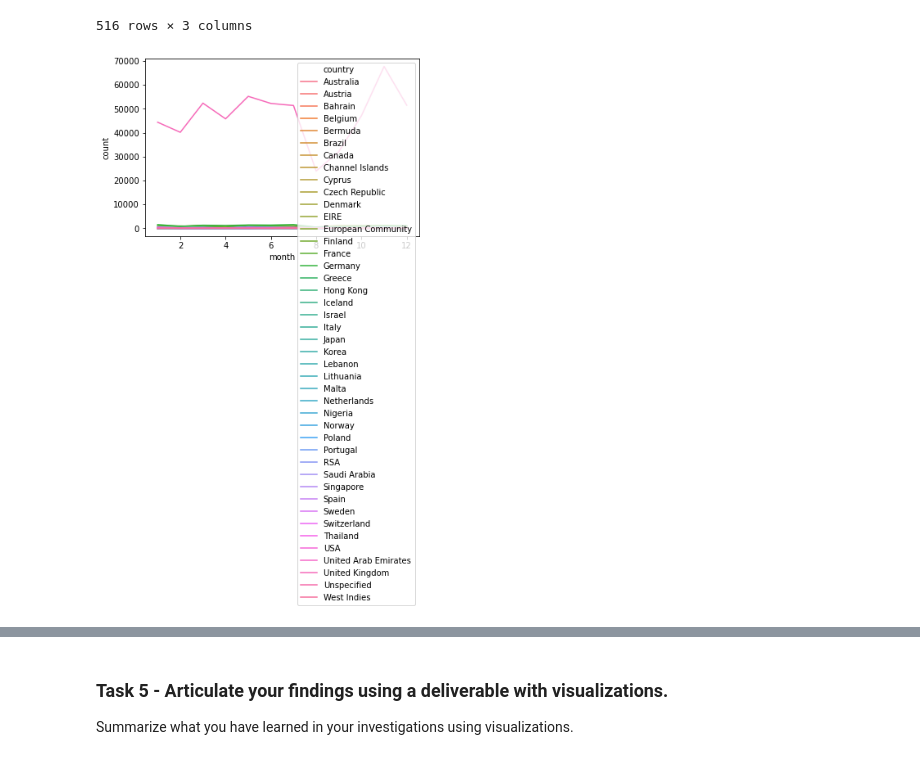
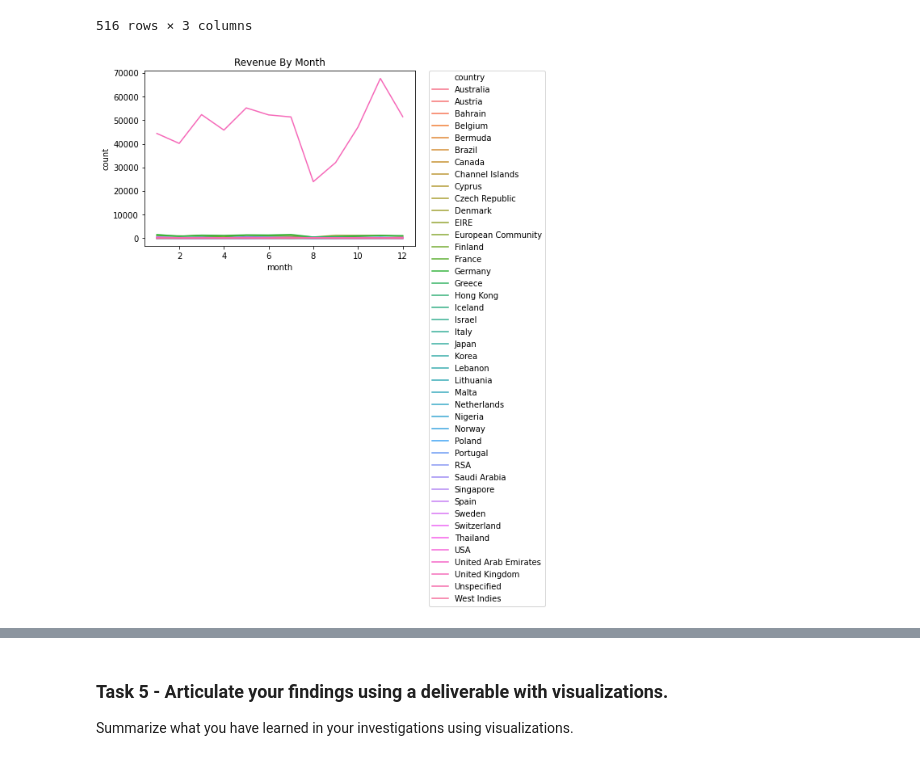
Before and after one commit to matthewpa/AVAAIL-Capstone-MP, a Jupyter notebook: Code/notebooks/Part_1_Capstone_EDA.ipynb, the cells around one changed output, grey strips where cells are left out. Saved outputs shown, nothing was run; the diff lists cells and outputs as text; code cells hidden in the pictures.

```diff
--- a/Code/notebooks/Part_1_Capstone_EDA.ipynb
+++ b/Code/notebooks/Part_1_Capstone_EDA.ipynb
@@ -414,5 +414,9 @@ price_pivot_by_month
 # %%
 chart_data = price_pivot_by_month['price']['count'];
 fig = sns.lineplot(x=chart_data.index.get_level_values('month'),y=chart_data, hue=chart_data.index.get_level_values('country'))
+image_path = os.path.join(IMAGE_DIR,"Revenue by Month.png")
+fig.set_title("Revenue By Month")
+fig.legend(bbox_to_anchor=(1.05, 1), loc=2, borderaxespad=0.)
+fig.get_figure().savefig(image_path,bbox_inches='tight',pad_inches = 0,dpi=200)
 # %% [output]
-[figure, old version]
+[figure, new version]
```
Also changed, not shown: parts of 10 cells of this notebook, 23 other files.
